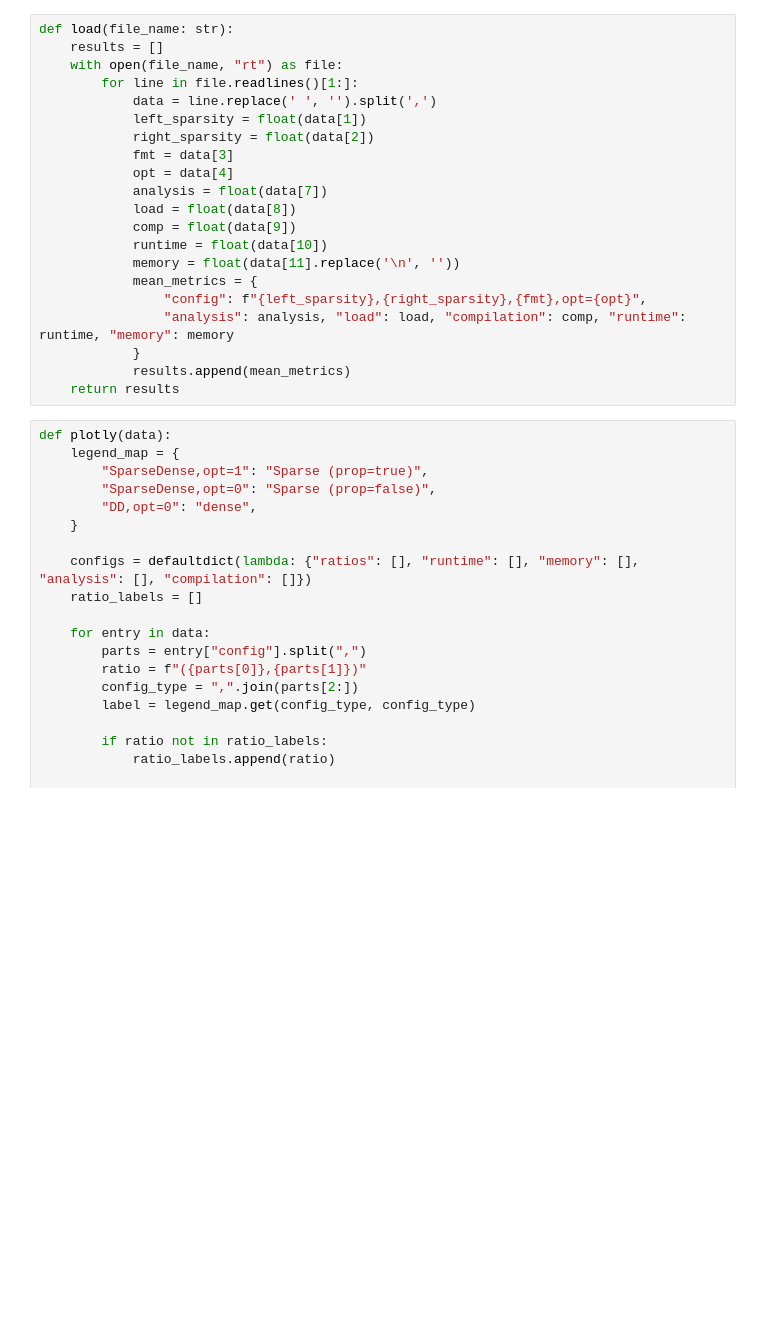
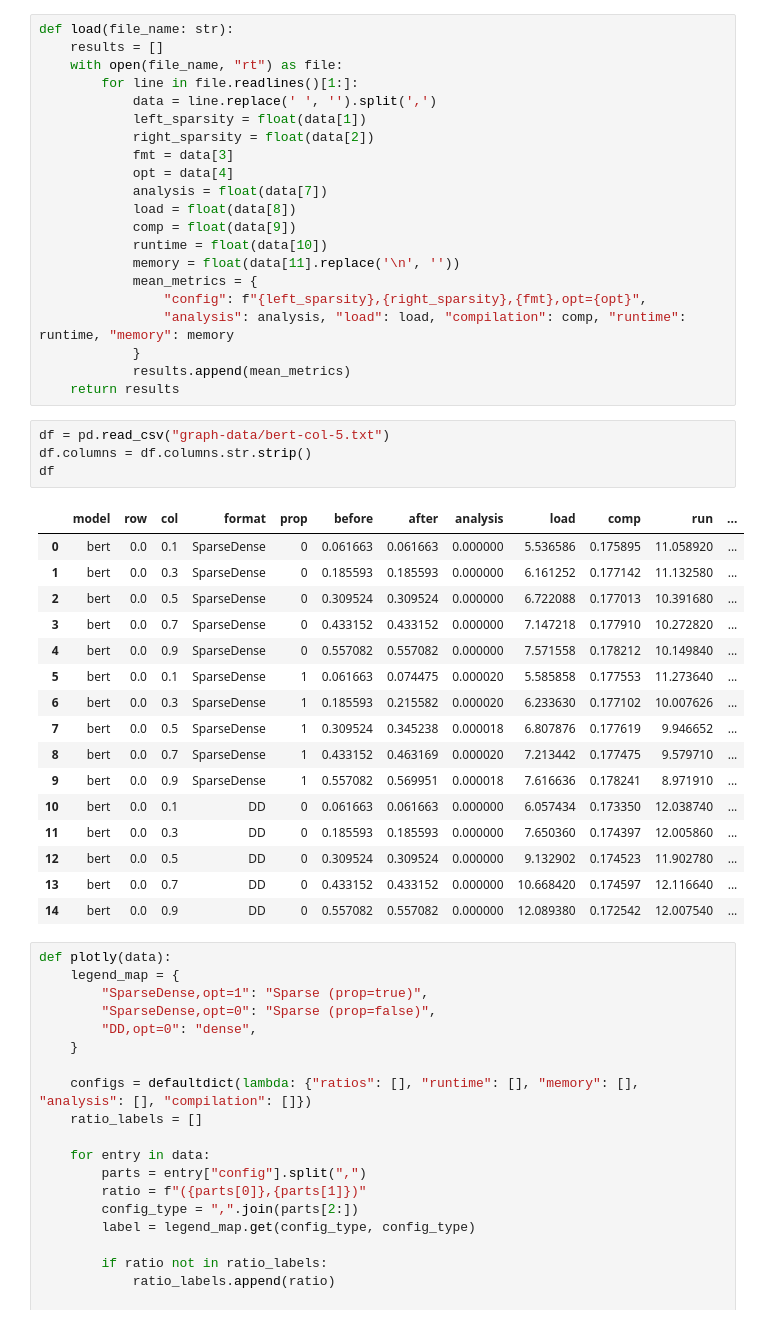
Before and after one commit to lac-dcc/adlet, a Jupyter notebook: benchmarks/analysis/graph.ipynb, the cells around one changed output. Drawn from its saved outputs; the diff is of its cells as text; blank space fills up the shorter version.

```diff
--- a/benchmarks/analysis/graph.ipynb
+++ b/benchmarks/analysis/graph.ipynb
@@ -56,6 +173,27 @@ def load(file_name: str):
             }
             results.append(mean_metrics)
     return results
+# %%
+df = pd.read_csv("graph-data/bert-col-5.txt")
+df.columns = df.columns.str.strip()
+df
+# %% [output]
+|  | model | row | col | format | prop | before | after | analysis | load | comp | run | ... |
+| 0 | bert | 0.0 | 0.1 | SparseDense | 0 | 0.061663 | 0.061663 | 0.000000 | 5.536586 | 0.175895 | 11.058920 | ... |
+| 1 | bert | 0.0 | 0.3 | SparseDense | 0 | 0.185593 | 0.185593 | 0.000000 | 6.161252 | 0.177142 | 11.132580 | ... |
+| 2 | bert | 0.0 | 0.5 | SparseDense | 0 | 0.309524 | 0.309524 | 0.000000 | 6.722088 | 0.177013 | 10.391680 | ... |
+| 3 | bert | 0.0 | 0.7 | SparseDense | 0 | 0.433152 | 0.433152 | 0.000000 | 7.147218 | 0.177910 | 10.272820 | ... |
+| 4 | bert | 0.0 | 0.9 | SparseDense | 0 | 0.557082 | 0.557082 | 0.000000 | 7.571558 | 0.178212 | 10.149840 | ... |
+| 5 | bert | 0.0 | 0.1 | SparseDense | 1 | 0.061663 | 0.074475 | 0.000020 | 5.585858 | 0.177553 | 11.273640 | ... |
+| 6 | bert | 0.0 | 0.3 | SparseDense | 1 | 0.185593 | 0.215582 | 0.000020 | 6.233630 | 0.177102 | 10.007626 | ... |
+| 7 | bert | 0.0 | 0.5 | SparseDense | 1 | 0.309524 | 0.345238 | 0.000018 | 6.807876 | 0.177619 | 9.946652 | ... |
+| 8 | bert | 0.0 | 0.7 | SparseDense | 1 | 0.433152 | 0.463169 | 0.000020 | 7.213442 | 0.177475 | 9.579710 | ... |
+| 9 | bert | 0.0 | 0.9 | SparseDense | 1 | 0.557082 | 0.569951 | 0.000018 | 7.616636 | 0.178241 | 8.971910 | ... |
+| 10 | bert | 0.0 | 0.1 | DD | 0 | 0.061663 | 0.061663 | 0.000000 | 6.057434 | 0.173350 | 12.038740 | ... |
+| 11 | bert | 0.0 | 0.3 | DD | 0 | 0.185593 | 0.185593 | 0.000000 | 7.650360 | 0.174397 | 12.005860 | ... |
+| 12 | bert | 0.0 | 0.5 | DD | 0 | 0.309524 | 0.309524 | 0.000000 | 9.132902 | 0.174523 | 11.902780 | ... |
+| 13 | bert | 0.0 | 0.7 | DD | 0 | 0.433152 | 0.433152 | 0.000000 | 10.668420 | 0.174597 | 12.116640 | ... |
+| 14 | bert | 0.0 | 0.9 | DD | 0 | 0.557082 | 0.557082 | 0.000000 | 12.089380 | 0.172542 | 12.007540 | ... |
 # %%
 def plotly(data):
     legend_map = {
```
Also changed, not shown: parts of 4 cells of this notebook, 7 other files.
